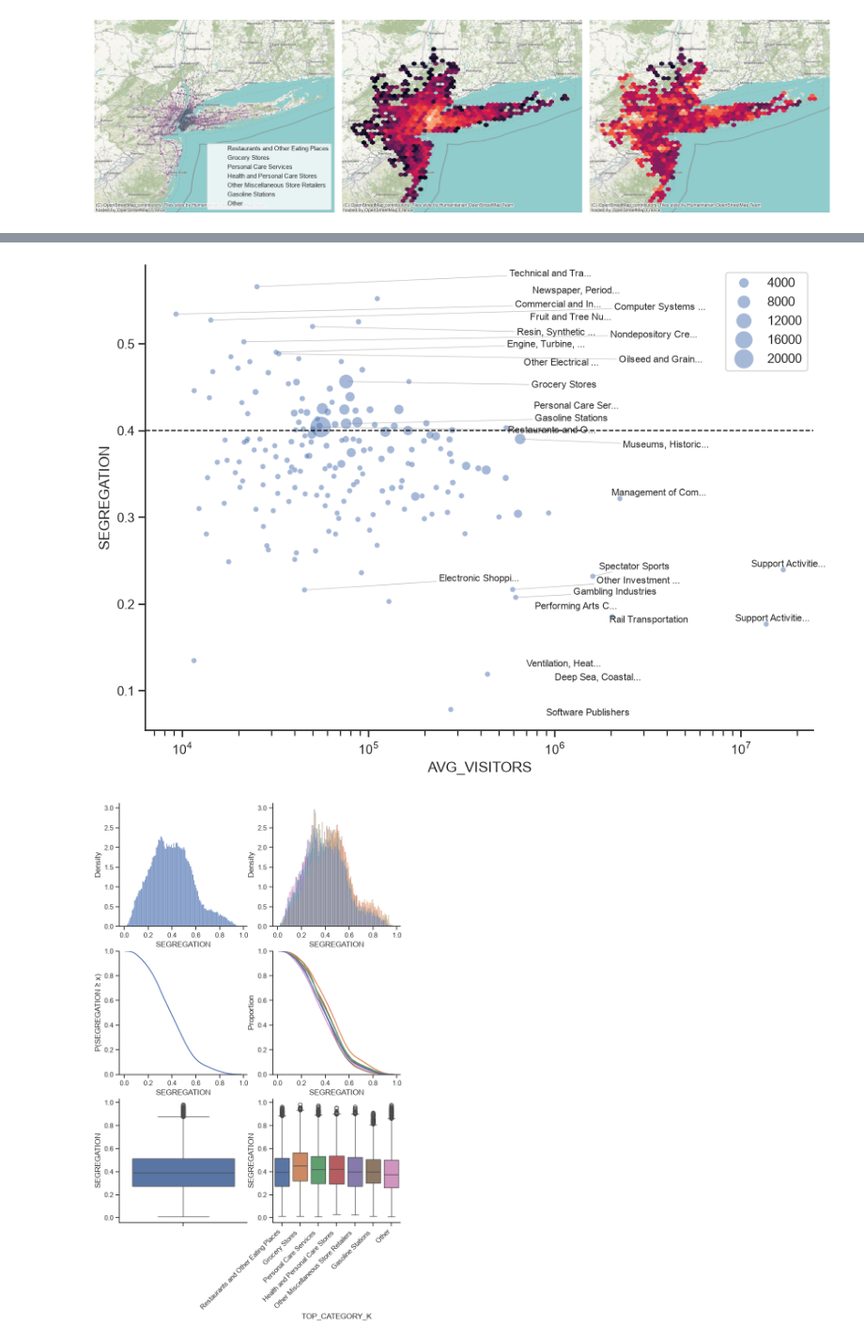
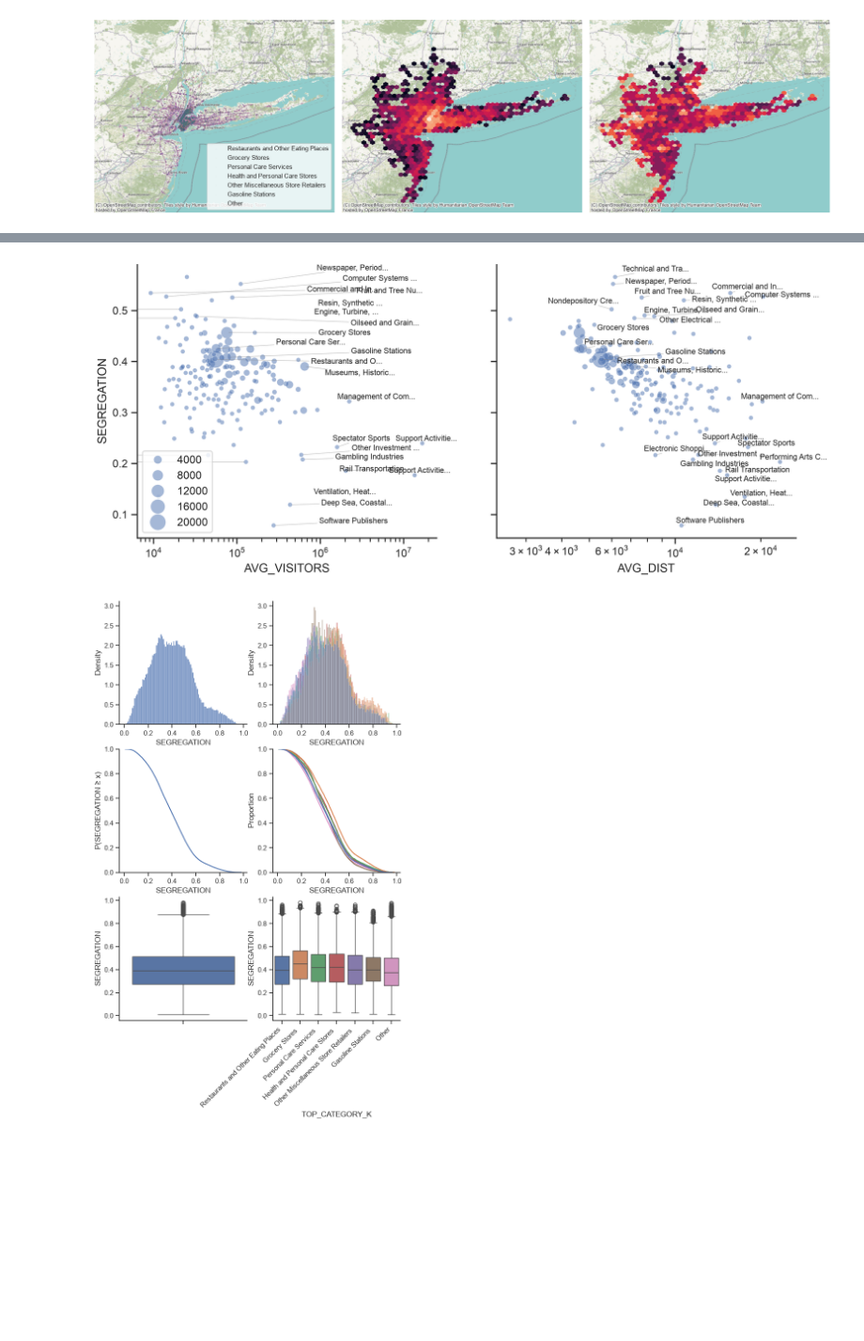
Before and after one commit to marcus-friis/weekly-patterns-plus-exploration, a Jupyter notebook: notebooks/new-york-poi-segregation.ipynb, the cells around one changed output, grey strips where cells are left out. Shown at 94% size. Drawn from its saved outputs; the diff is of its cells as text; code cells hidden in the pictures; blank space fills up the shorter version.

```diff
--- a/notebooks/new-york-poi-segregation.ipynb
+++ b/notebooks/new-york-poi-segregation.ipynb
@@ -168,7 +185,8 @@ categories = pois.group_by("TOP_CATEGORY").agg(
     pl.col("SEGREGATION").mean(),
     ((pl.col("SEGREGATION") * pl.col("TOTAL_VISITORS")).sum() / pl.col("TOTAL_VISITORS").sum()).alias("W_SEGREGATION"),
     pl.col("TOTAL_VISITORS").sum(),
-    pl.col("TOTAL_VISITORS").mean().alias("AVG_VISITORS")
+    pl.col("TOTAL_VISITORS").mean().alias("AVG_VISITORS"),
+    ((pl.col("AVG_DIST") * pl.col("TOTAL_VISITORS")).sum() / pl.col("TOTAL_VISITORS").sum()).alias("AVG_DIST")
 )
 # %%
 fig, axes = plt.subplots(3, sharex=True, figsize=(8, 12))
@@ -321,5 +349,5 @@ sns.despine()
 # %%
-fig, ax = plt.subplots(figsize=(10, 7))
+fig, (ax1, ax2) = plt.subplots(1, 2, sharey=True, figsize=(12,5))
 cat_pdf = categories.to_pandas()
 
 sns.scatterplot(
@@ -329,7 +357,18 @@ sns.scatterplot(
     size="NUM_POIS",
     sizes=(20, 300),
     alpha=0.5,
-    ax=ax,
+    ax=ax1,
+)
+
+sns.scatterplot(
+    cat_pdf,
+    x="AVG_DIST",
+    y="SEGREGATION",
+    size="NUM_POIS",
+    sizes=(20, 300),
+    alpha=0.5,
+    legend=False,
+    ax=ax2,
 )
 
 outliers = pl.concat([
@@ -340,45 +379,61 @@ outliers = pl.concat([
 ]).unique("TOP_CATEGORY")
 
 texts = []
+texts2 = []
 
 for row in outliers.to_dicts():
     label = row["TOP_CATEGORY"]
     # truncate long category names
     if len(label) > 20:
         label = label[:17] + "..."
     texts.append(
-        ax.text(
+        ax1.text(
             row["AVG_VISITORS"],
+            row["SEGREGATION"],
+            label,
+            fontsize=8,
+        )
+    )
+    texts2.append(
+        ax2.text(
+            row["AVG_DIST"],
             row["SEGREGATION"],
             label,
             fontsize=8,
         )
     )
 
 adjust_text(
     texts,
-    ax=ax,
+    ax=ax1,
+    arrowprops=dict(
+        arrowstyle="-",
+        color="gray",
+        lw=0.5,
+        alpha=0.5,
+    ),
+    ensure_inside_axes=False,
+)
+
+adjust_text(
+    texts2,
+    ax=ax2,
     arrowprops=dict(
         arrowstyle="-",
         color="gray",
         lw=0.5,
         alpha=0.5,
     ),
     ensure_inside_axes=False,
 )
 
 mean_seg = pois["SEGREGATION"].mean()
-ax.set_xscale("log")
-ax.axhline(
-    mean_seg,
-    color="black",
-    ls="--",
-    linewidth=1,
-)
-ax.legend()
+ax1.set_xscale("log")
+ax2.set_xscale("log")
+ax1.legend()
 sns.despine()
 # %% [output]
-[figure, old version]
+[figure, new version]
 # %%
 fig, axes = plt.subplots(3, 2, figsize=(8, 12))
 pois_pd = pois.with_columns(
```
Also changed, not shown: parts of 3 cells of this notebook.
